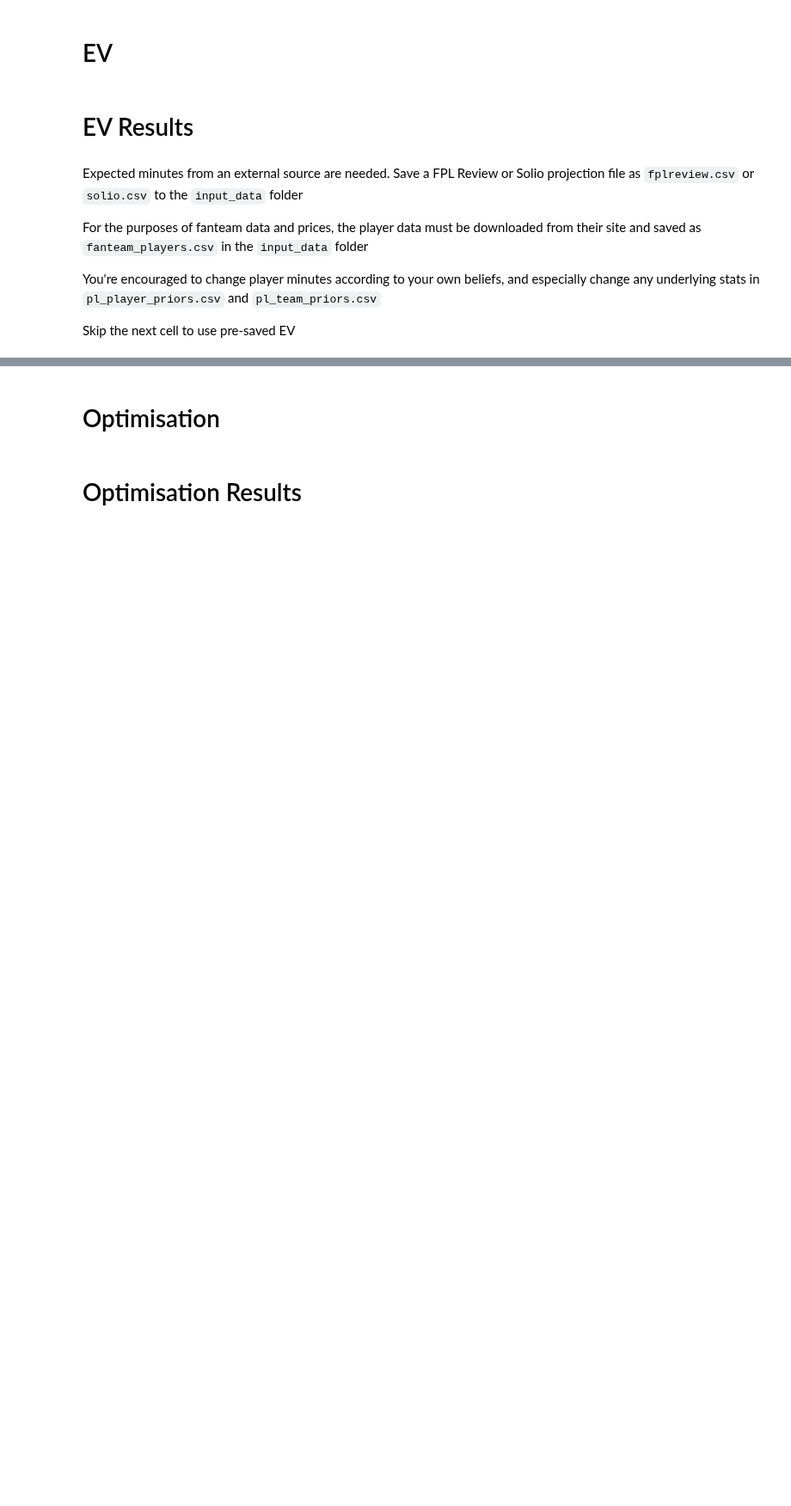
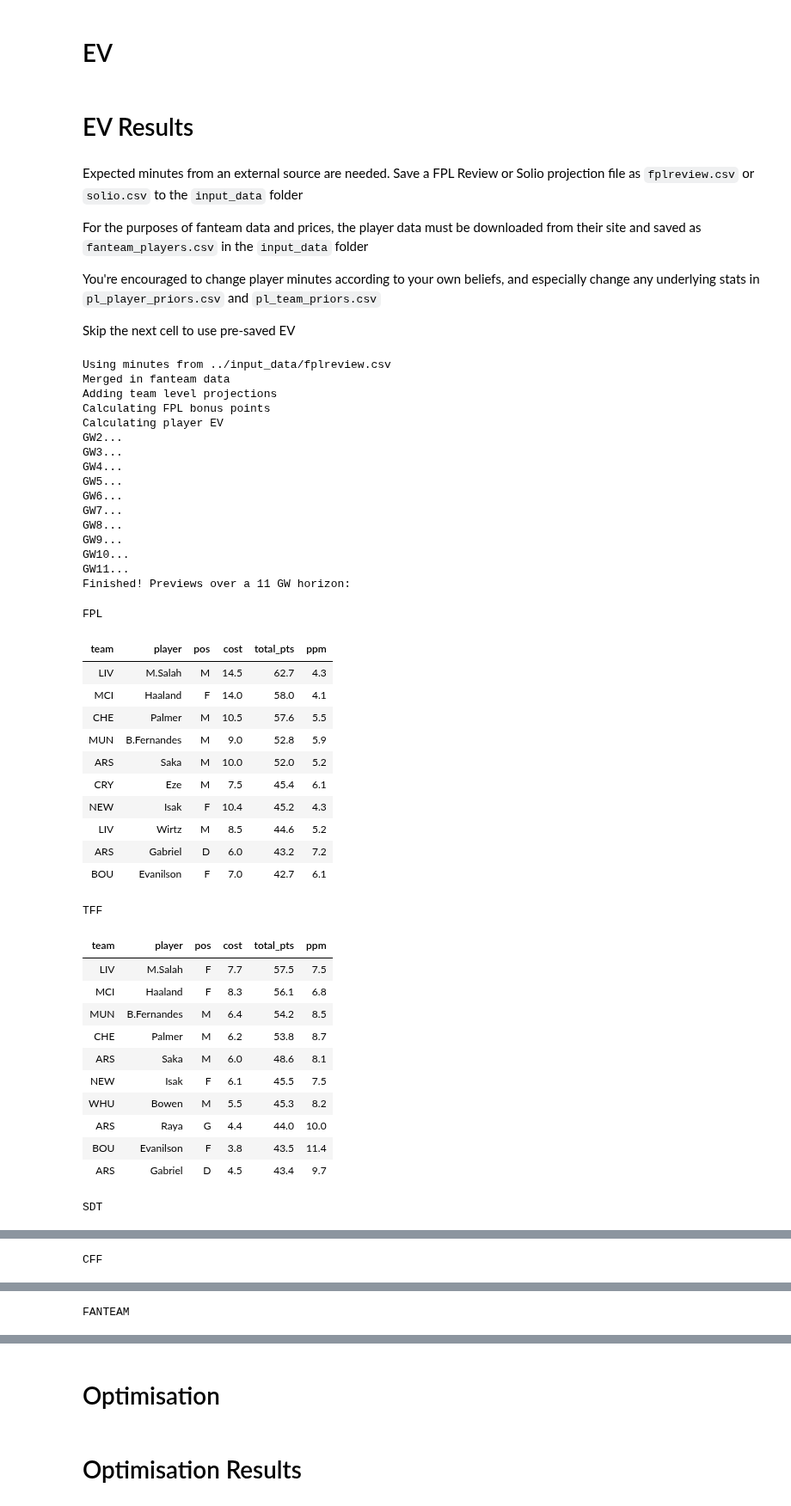
Before and after one commit to SamTroy/multi_ff_opt, a Jupyter notebook: run/run.ipynb, the cells around one changed output, grey strips where cells are left out. Shown at 86% size. Cells and saved outputs as stored; diff of their text form; code cells hidden in the pictures; blank space fills up the shorter version.

```diff
--- a/run/run.ipynb
+++ b/run/run.ipynb
@@ -1122,7 +1142,7 @@ def generate_ev(custom_fixtures=None, exclude_past_games=True, last_date=None, x
         # tff_fixture_times = list(fixture_df['datetime_str'].unique())
         tff_fixture_times = []
         for index, row in fixture_df.loc[fixture_df['future_tff_game']].iterrows():
-            if row['comp'] in ['pl', 'fac', 'lc'] and row['datetime_str'] not in tff_fixture_times:
+            if row['comp'] in ['pl', 'fac', 'lc', 'fac'] and row['datetime_str'] not in tff_fixture_times:
                 tff_fixture_times += [row['datetime_str']]
         columns = ['fpl_code', 'team', 'player', 'pos', 'cost'] + tff_fixture_times + ['total_pts', 'ppm']
         tff_ev = pd.DataFrame(columns = columns)
@@ -1158,14 +1178,16 @@ def generate_ev(custom_fixtures=None, exclude_past_games=True, last_date=None, x
     # populate ev dataframe
     player_data['pl_mins_ratio'] = 1.0
     gw_progress_list = []
+
     for match_index, match_row in fixture_df.iterrows():
         fix_prob = match_row['probability']
         datetime_str = match_row['datetime_str']
         date_str = match_row['date_str']
         fpl_gw = match_row['fpl_gw']
         if fpl_gw not in gw_progress_list:
-            print(f'GW{fpl_gw}...')
-            gw_progress_list += [fpl_gw]
+            if match_row['future_fpl_game'] or match_row['future_tff_game'] or match_row['future_sdt_game'] or match_row['future_cff_game'] or match_row['future_fanteam_game']:
+                print(f'GW{fpl_gw}...')
+                gw_progress_list += [fpl_gw]
 
         comp = match_row['comp']
         ev_mins_factor_name = {'pl':'pl_mins_ratio', 'fac':'fac_mins_ratio', 'lc': 'lc_mins_ratio',
@@ -1397,5 +1419,47 @@ You're encouraged to change player minutes according to your own beliefs, and es
 
 Skip the next cell to use pre-saved EV
 # %%
-ev_results = generate_ev(last_date=10, xmin_cutoff=10, aux_weight=0.7, formats=['fpl','tff', 'sdt', 'cff', 'fanteam'],
+ev_results = generate_ev(last_date=11, xmin_cutoff=10, aux_weight=0, formats=['fpl','tff', 'sdt', 'cff', 'fanteam'],
                          write_to_csv=True, write_to_excel=True, write_fanteam_for_colab=True)
+# %% [output]
+Using minutes from ../input_data/fplreview.csv
+Merged in fanteam data
+Adding team level projections
+Calculating FPL bonus points
+Calculating player EV
+GW2...
+GW3...
+GW4...
+GW5...
+GW6...
+GW7...
+GW8...
+GW9...
+GW10...
+GW11...
+Finished! Previews over a 11 GW horizon:
+FPL
+| team | player | pos | cost | total_pts | ppm |
+| LIV | M.Salah | M | 14.5 | 62.7 | 4.3 |
+| MCI | Haaland | F | 14.0 | 58.0 | 4.1 |
+| CHE | Palmer | M | 10.5 | 57.6 | 5.5 |
+| MUN | B.Fernandes | M | 9.0 | 52.8 | 5.9 |
+| ARS | Saka | M | 10.0 | 52.0 | 5.2 |
+| CRY | Eze | M | 7.5 | 45.4 | 6.1 |
+| NEW | Isak | F | 10.4 | 45.2 | 4.3 |
+| LIV | Wirtz | M | 8.5 | 44.6 | 5.2 |
+| ARS | Gabriel | D | 6.0 | 43.2 | 7.2 |
+| BOU | Evanilson | F | 7.0 | 42.7 | 6.1 |
+TFF
+| team | player | pos | cost | total_pts | ppm |
+| LIV | M.Salah | F | 7.7 | 57.5 | 7.5 |
+| MCI | Haaland | F | 8.3 | 56.1 | 6.8 |
+| MUN | B.Fernandes | M | 6.4 | 54.2 | 8.5 |
+| CHE | Palmer | M | 6.2 | 53.8 | 8.7 |
+| ARS | Saka | M | 6.0 | 48.6 | 8.1 |
+| NEW | Isak | F | 6.1 | 45.5 | 7.5 |
+| WHU | Bowen | M | 5.5 | 45.3 | 8.2 |
+| ARS | Raya | G | 4.4 | 44.0 | 10.0 |
+| BOU | Evanilson | F | 3.8 | 43.5 | 11.4 |
+| ARS | Gabriel | D | 4.5 | 43.4 | 9.7 |
+SDT
@@ -1401,0 +1477 @@ ev_results = generate_ev(last_date=10, xmin_cutoff=10, aux_weight=0.7, formats=[
+CFF
@@ -1401,0 +1489 @@ ev_results = generate_ev(last_date=10, xmin_cutoff=10, aux_weight=0.7, formats=[
+FANTEAM
```
Also changed, not shown: parts of 13 cells of this notebook, 10 other files.
